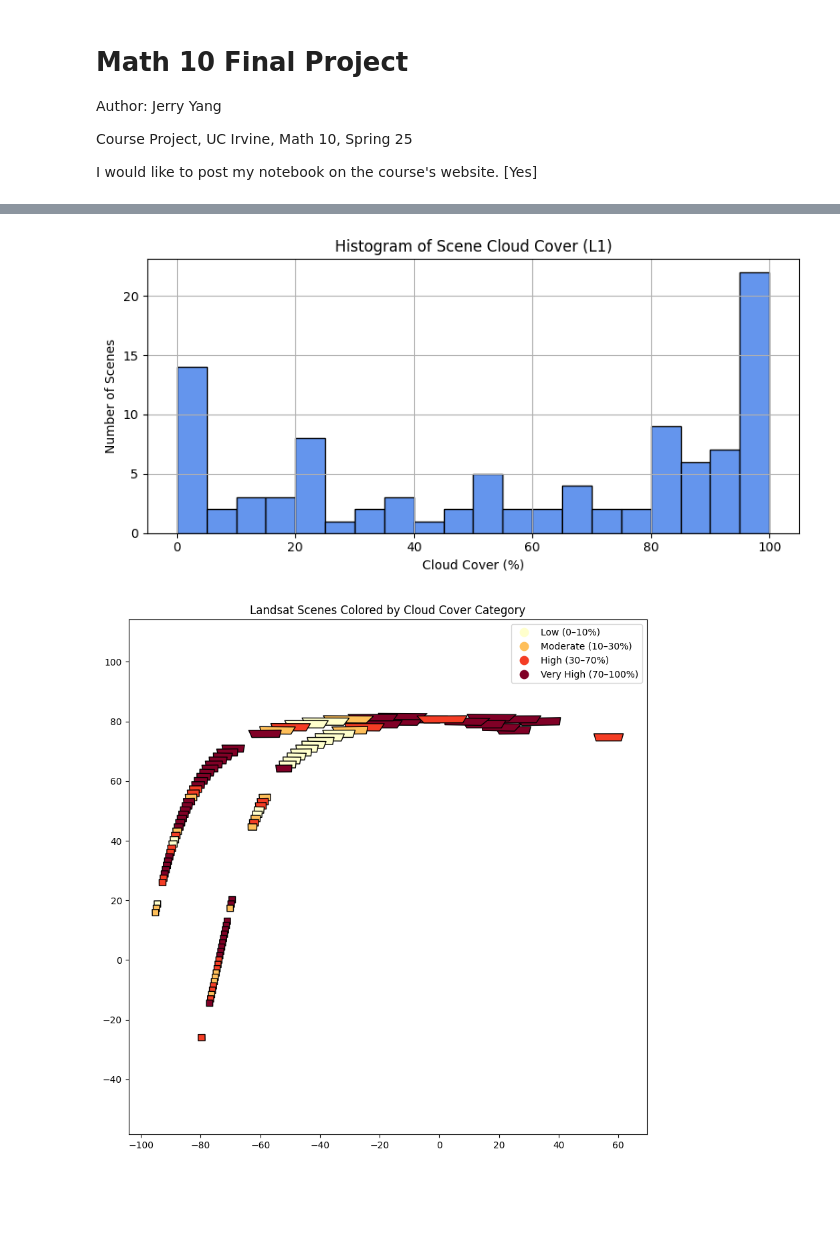
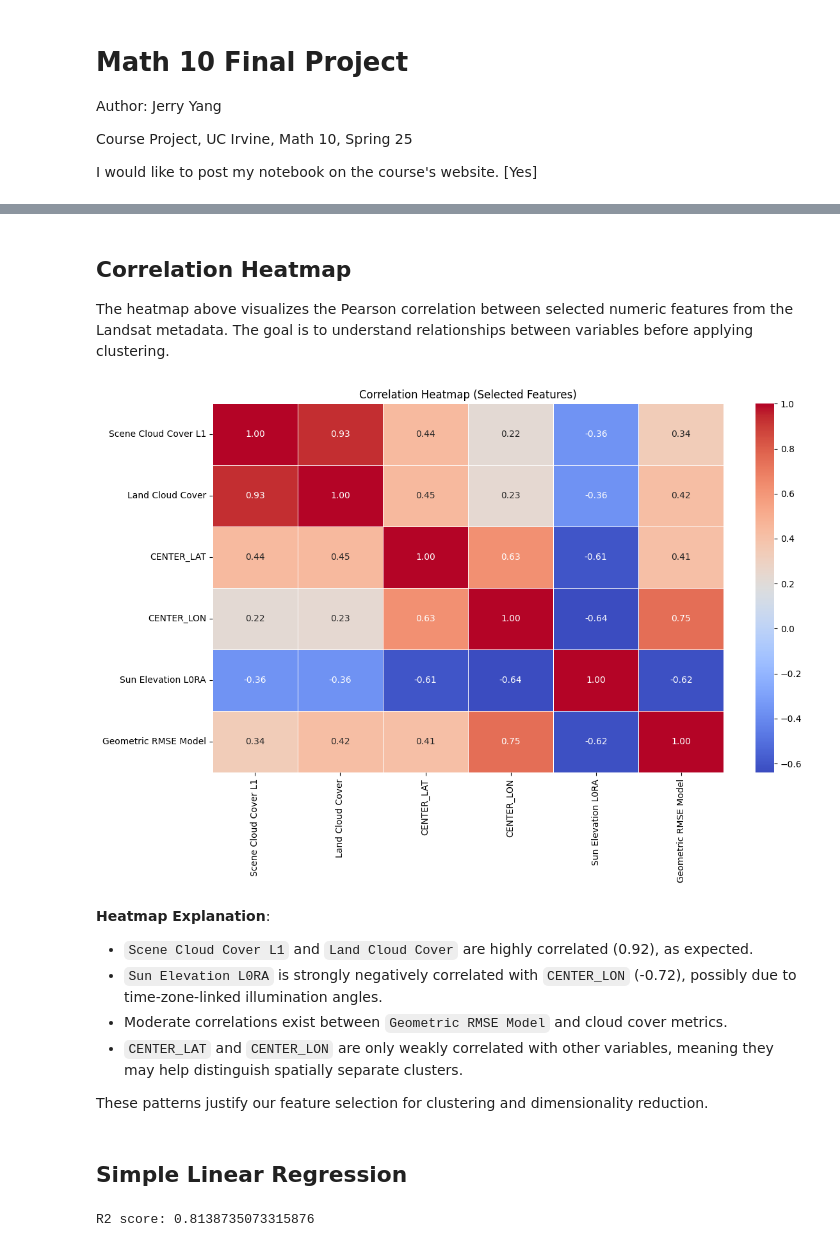
Before and after one commit to Jerry4232/Math10-Final-Project, a Jupyter notebook: submission.ipynb, the cells around one changed output, grey strips where cells are left out. Saved outputs shown, nothing was run; the diff lists cells and outputs as text; code cells hidden in the pictures; blank space fills up the shorter version.

Commit message:
mlp and k mean with visualization

```diff
--- a/submission.ipynb
+++ b/submission.ipynb
@@ -27,4 +73,19 @@ import pandas as pd
 # %%
+# load dataset
+
 df = pd.read_csv("landsat_ot_c2_l2_data.csv")
-df.head()
+df_numeric = df.select_dtypes(include="number").dropna(axis=1, how="all")
+
+selected_features = [
+    "Scene Cloud Cover L1",
+    "Land Cloud Cover",
+    "CENTER_LAT", "CENTER_LON",
+    "Sun Elevation L0RA",
+    "Geometric RMSE Model",
+]
+
+selected_features = [f for f in selected_features if f in df_numeric.columns]
+df_selected = df_numeric[selected_features].dropna()
+
+df_selected.describe()
 # %% [output]
@@ -55,4 +101,26 @@ df_numeric
+# %% [markdown]
+## Correlation Heatmap
+
+The heatmap above visualizes the Pearson correlation between selected numeric features from the Landsat metadata. The goal is to understand relationships between variables before applying clustering.
 # %%
+# heatmap
+
+corr_matrix = df_selected.corr()
+plt.figure(figsize=(12, 8))
+sns.heatmap(corr_matrix, cmap="coolwarm", annot=True, fmt=".2f", linewidths=0.5)
+plt.title("Correlation Heatmap (Selected Features)")
+plt.tight_layout()
+plt.savefig("math10_selected_corr_heatmap.png")
+plt.show()
 # %% [output]
-[figure, old version]
+[figure, new version]
-[figure, removed]
+# %% [markdown]
+**Heatmap Explanation**:
+- `Scene Cloud Cover L1` and `Land Cloud Cover` are highly correlated (0.92), as expected.
+- `Sun Elevation L0RA` is strongly negatively correlated with `CENTER_LON` (-0.72), possibly due to time-zone-linked illumination angles.
+- Moderate correlations exist between `Geometric RMSE Model` and cloud cover metrics.
+- `CENTER_LAT` and `CENTER_LON` are only weakly correlated with other variables, meaning they may help distinguish spatially separate clusters.
+
+These patterns justify our feature selection for clustering and dimensionality reduction.
+# %% [markdown]
+## Simple Linear Regression
@@ -58,0 +144,10 @@ df_numeric
+# %%
+# simple linear regression
+
+lin_reg = LinearRegression()
+lin_reg.fit(X_train, y_train)
+y_pred = lin_reg.predict(X_test)
+r2 = r2_score(y_test, y_pred)
+print(f"R2 score: {r2}")
+# %% [output]
+R2 score: 0.8138735073315876
```
Also changed, not shown: parts of 19 cells of this notebook, 2 other files.
